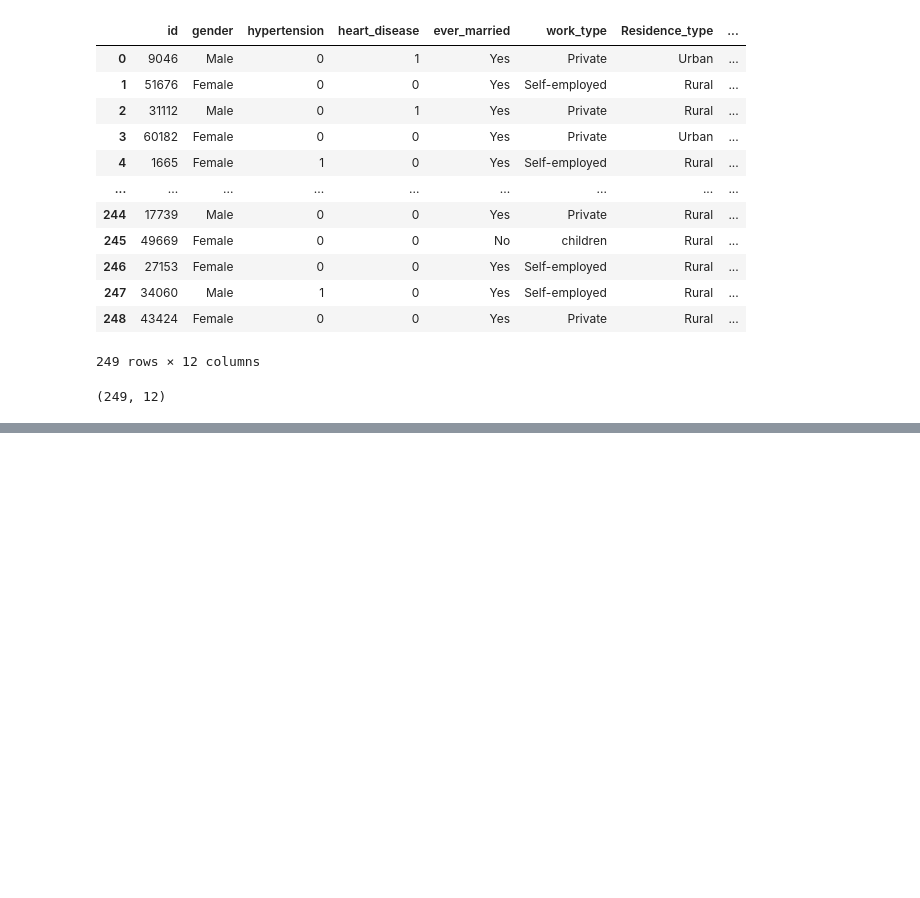
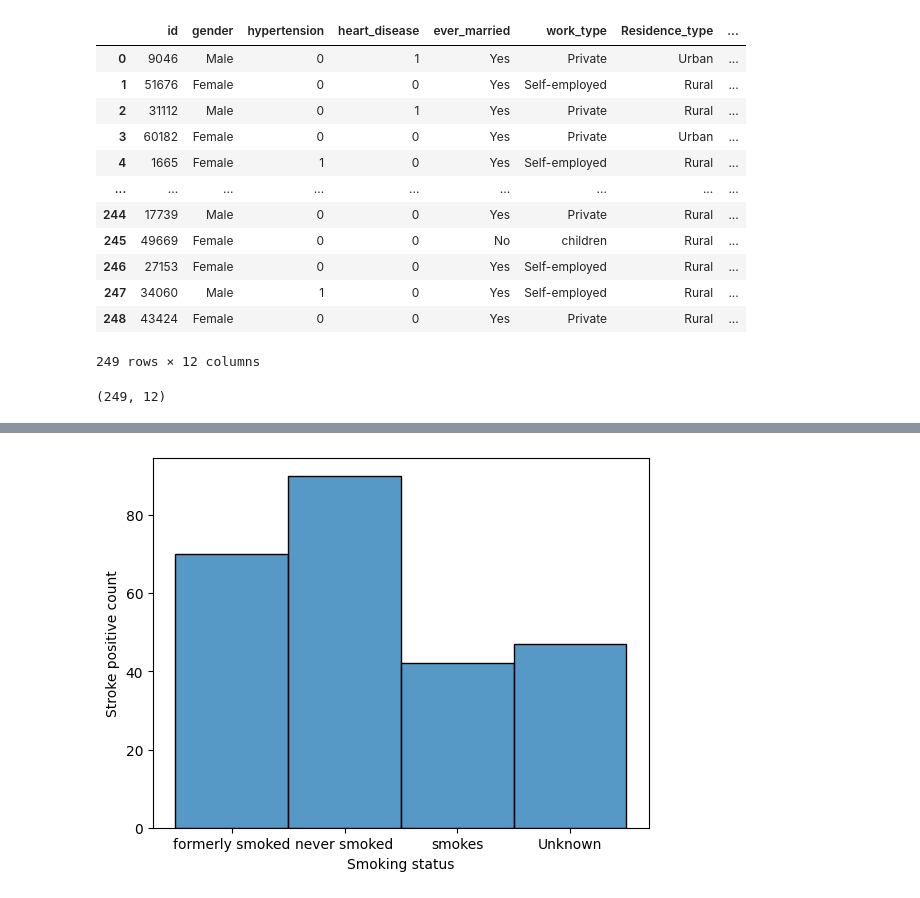
Before and after one commit to sivaramthampi/ML-model-on-stroke-dataset, a Jupyter notebook: View/ML_model_on_stroke_dataset.ipynb, the cells around one changed output, grey strips where cells are left out. Cells and saved outputs as stored; diff of their text form; code cells hidden in the pictures; blank space fills up the shorter version.

```diff
--- a/View/ML_model_on_stroke_dataset.ipynb
+++ b/View/ML_model_on_stroke_dataset.ipynb
@@ -200,0 +214,7 @@ plt.show()
+# %%
+sns.histplot(data=stroke_positive['smoking_status'])
+plt.xlabel('Smoking status')
+plt.ylabel('Stroke positive count')
+plt.show()
+# %% [output]
+[figure, added]
```
Also changed, not shown: parts of 8 cells of this notebook.
